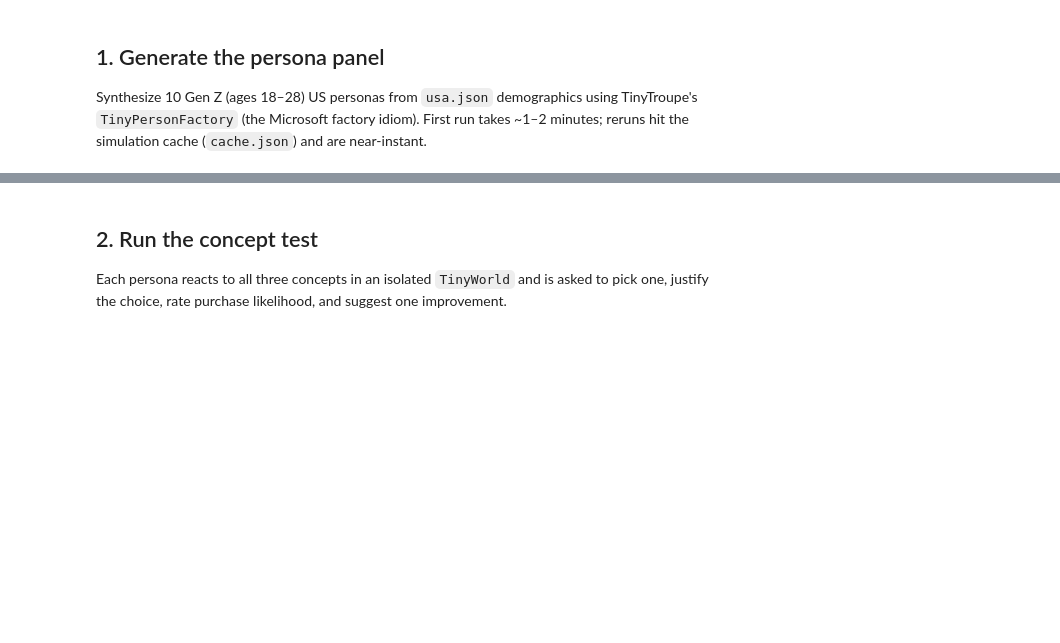
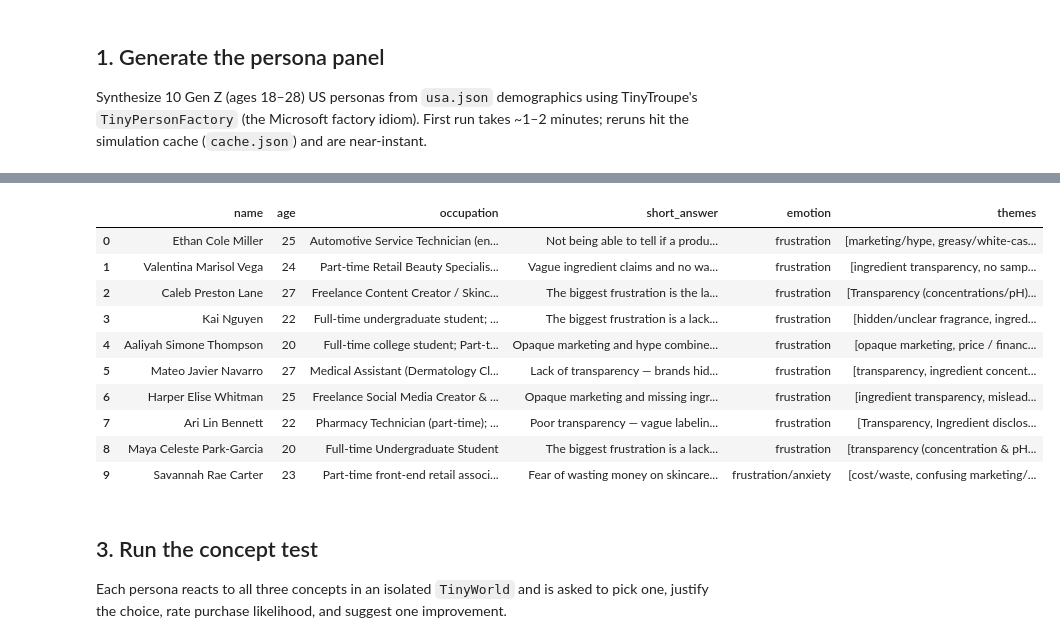
Before and after one commit to takechanman1228/Effective-Persona-Simulation, a Jupyter notebook: demos/genz-skincare/TinyTroupe_genz_skincare_demo.ipynb, the cells around one changed output, grey strips where cells are left out. Cells and saved outputs as stored; diff of their text form; code cells hidden in the pictures; blank space fills up the shorter version.

```diff
--- a/demos/genz-skincare/TinyTroupe_genz_skincare_demo.ipynb
+++ b/demos/genz-skincare/TinyTroupe_genz_skincare_demo.ipynb
@@ -55,0 +104,15 @@ for a in panel:
+# %%
+%%time
+DISCOVERY_QUESTION = (
+    "When you're choosing which skincare products to buy, what frustrates you the most? "
+    "Please share in your own words — the biggest pain point, annoyance, or thing that makes the process hard."
+)
+
+run_ts_d = datetime.now().strftime("%Y%m%d_%H%M%S")
+for i, agent in enumerate(panel, start=1):
+    print(f"[{i}/{len(panel)}] Asking: {agent.get('name')}...")
+    world = TinyWorld(f"Discovery_Room_{run_ts_d}_{i}", [agent])
+    world.broadcast("I'd like to ask you a quick open question about how you shop for skincare.")
+    world.broadcast(DISCOVERY_QUESTION)
+    world.run(1)
+    print(f"    ✓ done")
@@ -55,0 +160,35 @@ for a in panel:
+# %%
+def extract_discovery_results(panel):
+    rows = []
+    for agent in panel:
+        extraction = extractor.extract_results_from_agent(
+            agent,
+            extraction_objective=(
+                "Extract the persona's frustration with shopping for skincare. Capture their main "
+                "pain point, the underlying reasoning, 3-4 keyword themes, and the dominant emotion."
+            ),
+            situation=(
+                "Open-ended discovery question: 'When you're choosing skincare products, what "
+                "frustrates you the most?'"
+            ),
+            fields=["short_answer", "reasoning", "themes", "emotion"],
+        )
+        if extraction is None:
+            continue
+        occ = agent.get("occupation")
+        occ_title = occ.get("title") if isinstance(occ, dict) else occ
+        rows.append({
+            "name": agent.get("name"),
+            "age": agent.get("age"),
+            "occupation": occ_title,
+            "short_answer": extraction.get("short_answer"),
+            "reasoning": extraction.get("reasoning"),
+            "themes": extraction.get("themes"),
+            "emotion": extraction.get("emotion"),
+        })
+    return pd.DataFrame(rows)
+
+discovery_df = extract_discovery_results(panel)
+discovery_df.to_csv("discovery.csv", index=False)
+display(discovery_df[["name", "age", "occupation", "short_answer", "emotion", "themes"]])
+# %% [output]
@@ -56,5 +205,16 @@ for a in panel:
+|  | name | age | occupation | short_answer | emotion | themes |
+| 0 | Ethan Cole Miller | 25 | Automotive Service Technician (en... | Not being able to tell if a produ... | frustration | [marketing/hype, greasy/white-cas... |
+| 1 | Valentina Marisol Vega | 24 | Part-time Retail Beauty Specialis... | Vague ingredient claims and no wa... | frustration | [ingredient transparency, no samp... |
+| 2 | Caleb Preston Lane | 27 | Freelance Content Creator / Skinc... | The biggest frustration is the la... | frustration | [Transparency (concentrations/pH)... |
+| 3 | Kai Nguyen | 22 | Full-time undergraduate student; ... | The biggest frustration is a lack... | frustration | [hidden/unclear fragrance, ingred... |
+| 4 | Aaliyah Simone Thompson | 20 | Full-time college student; Part-t... | Opaque marketing and hype combine... | frustration | [opaque marketing, price / financ... |
+| 5 | Mateo Javier Navarro | 27 | Medical Assistant (Dermatology Cl... | Lack of transparency — brands hid... | frustration | [transparency, ingredient concent... |
+| 6 | Harper Elise Whitman | 25 | Freelance Social Media Creator & ... | Opaque marketing and missing ingr... | frustration | [ingredient transparency, mislead... |
+| 7 | Ari Lin Bennett | 22 | Pharmacy Technician (part-time); ... | Poor transparency — vague labelin... | frustration | [Transparency, Ingredient disclos... |
+| 8 | Maya Celeste Park-Garcia | 20 | Full-time Undergraduate Student | The biggest frustration is a lack... | frustration | [transparency (concentration & pH... |
+| 9 | Savannah Rae Carter | 23 | Part-time front-end retail associ... | Fear of wasting money on skincare... | frustration/anxiety | [cost/waste, confusing marketing/... |
 # %% [markdown]
-## 2. Run the concept test
+## 3. Run the concept test
 
 Each persona reacts to all three concepts in an isolated `TinyWorld` and is asked to pick one, justify the choice, rate purchase likelihood, and suggest one improvement.
 # %%
```
Also changed, not shown: parts of 10 cells of this notebook, 5 other files.
